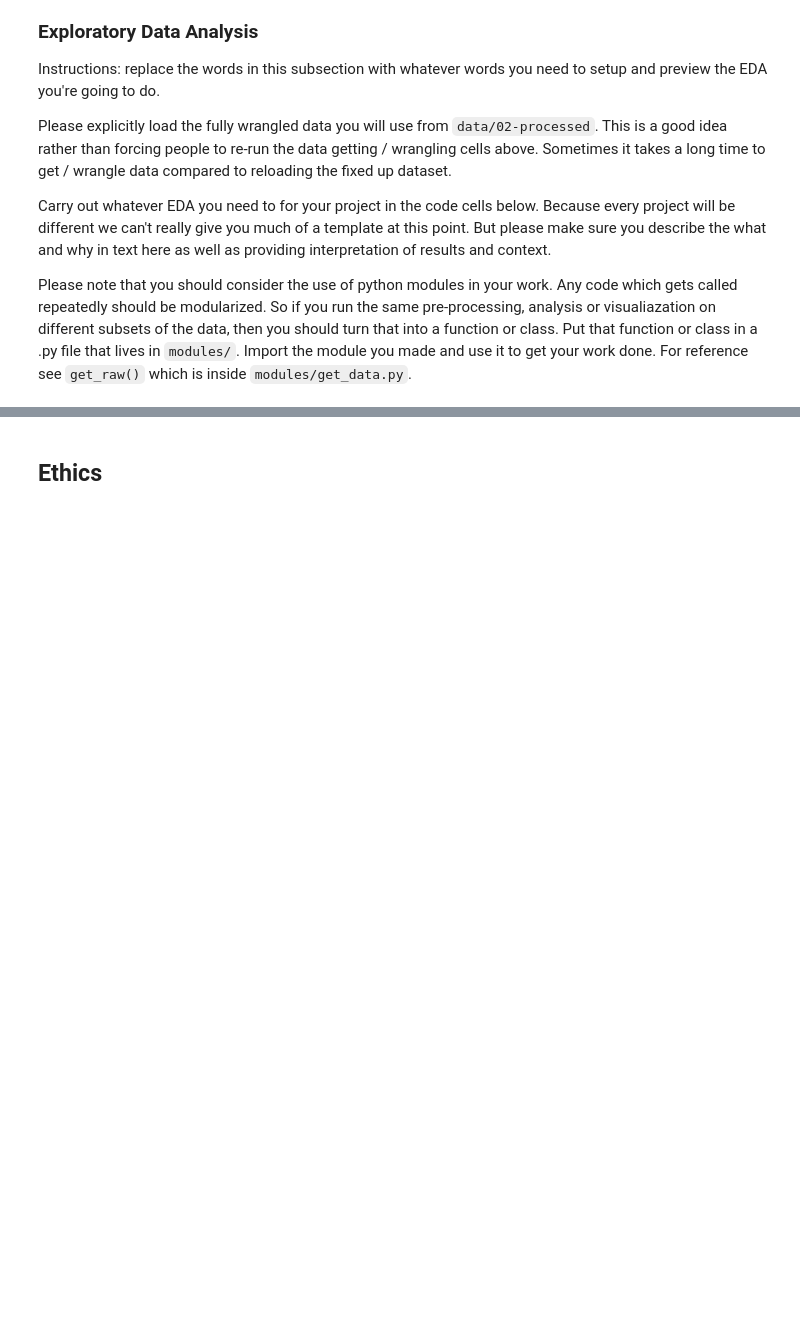
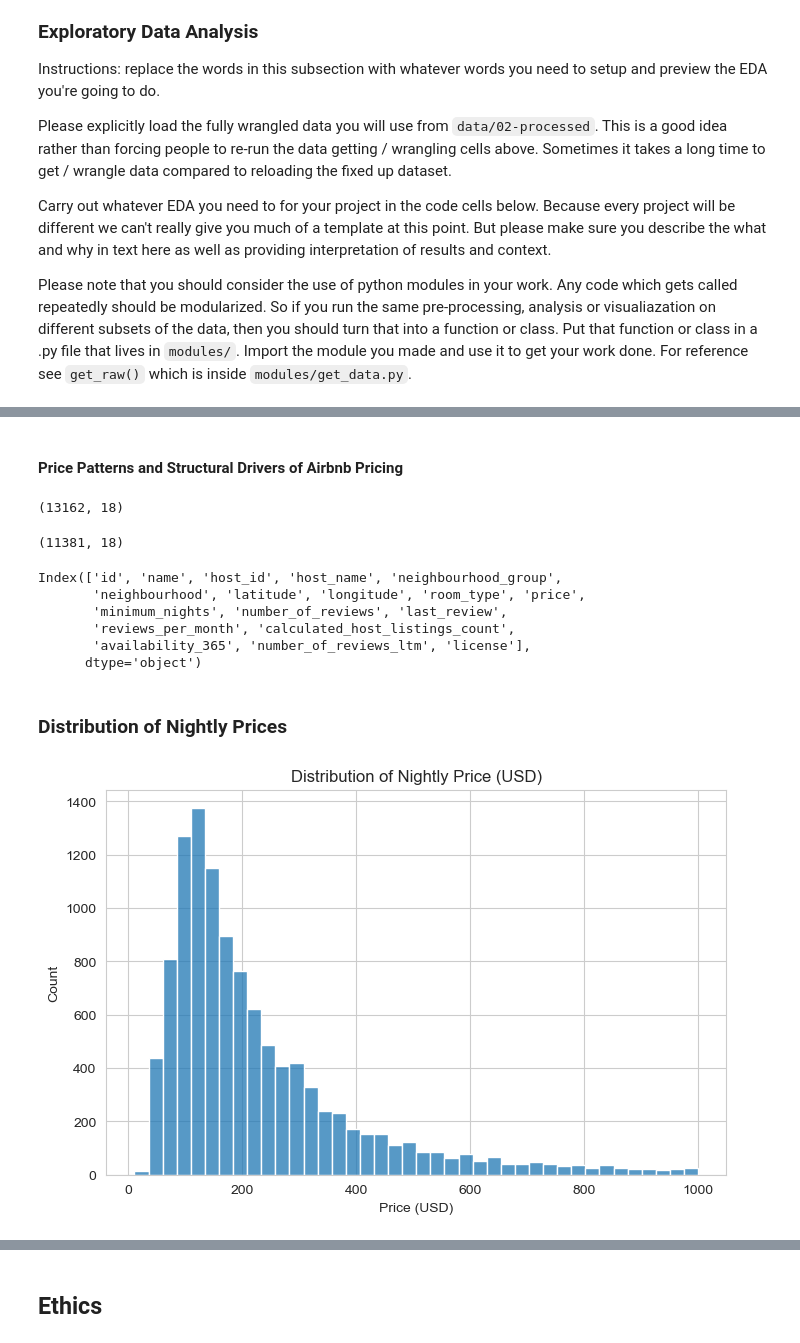
Before and after one commit to COGS108/Group082_WI26, a Jupyter notebook: 02-EDACheckpoint.ipynb, the cells around one changed output, grey strips where cells are left out. Cells and saved outputs as stored; diff of their text form; code cells hidden in the pictures; blank space fills up the shorter version.

Commit message:
your message (e.g., update EDA plots)

```diff
--- a/02-EDACheckpoint.ipynb
+++ b/02-EDACheckpoint.ipynb
@@ -120,0 +113,53 @@ Some more words and stuff.  Remember notebooks work best if you interleave the c
+# %% [markdown]
+#### Price Patterns and Structural Drivers of Airbnb Pricing
+# %%
+import pandas as pd
+import matplotlib.pyplot as plt
+import seaborn as sns
+
+sns.set_style("whitegrid")
+
+df = pd.read_csv("data/00-raw/listings.csv")
+df.shape
+# %% [output]
+(13162, 18)
+# %%
+# clean price
+df['price'] = (
+    df['price']
+    .astype(str)
+    .str.replace(r'[\$,]', '', regex=True)
+)
+
+df['price'] = pd.to_numeric(df['price'], errors='coerce')
+
+# choose existing columns
+eda_cols = ['price', 'room_type', 'neighbourhood']
+df_eda = df.dropna(subset=eda_cols).copy()
+
+df_eda = df_eda[df_eda['price'] > 0]
+
+df_eda.shape
+# %% [output]
+(11381, 18)
+# %%
+print(df.columns)
+# %% [output]
+Index(['id', 'name', 'host_id', 'host_name', 'neighbourhood_group',
+       'neighbourhood', 'latitude', 'longitude', 'room_type', 'price',
+       'minimum_nights', 'number_of_reviews', 'last_review',
+       'reviews_per_month', 'calculated_host_listings_count',
+       'availability_365', 'number_of_reviews_ltm', 'license'],
+      dtype='object')
+# %% [markdown]
+### Distribution of Nightly Prices
+# %%
+plt.figure(figsize=(8,5))
+sns.histplot(df_eda[df_eda["price"] <= 1000]["price"], bins=40)
+
+plt.title("Distribution of Nightly Price (USD)")
+plt.xlabel("Price (USD)")
+plt.ylabel("Count")
+plt.show()
+# %% [output]
+[figure, added]
```
Also changed, not shown: parts of 18 cells of this notebook, 1 other file.
